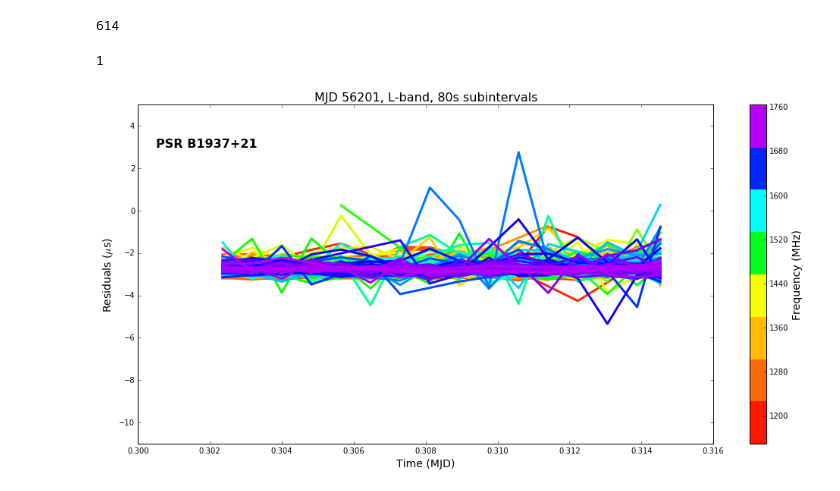
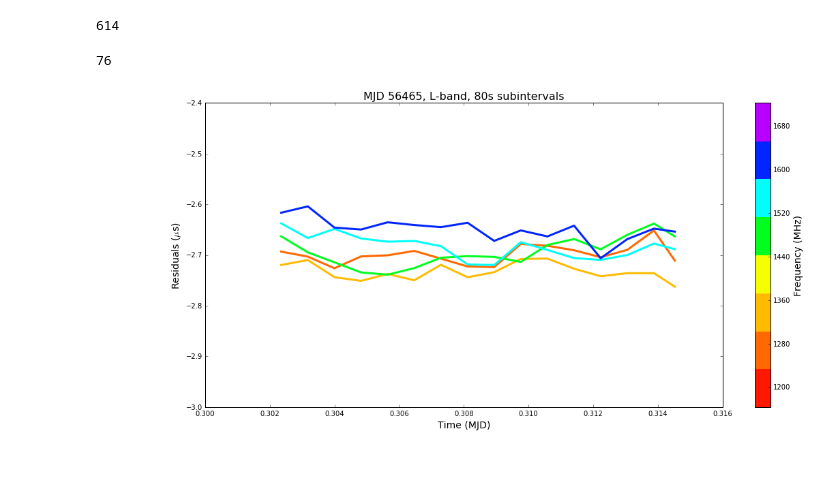
Before and after one commit to elliesch/pulsar_codes, a Jupyter notebook: ResidVsTime.ipynb, the cells around one changed output. Drawn from its saved outputs; the diff is of its cells as text; code cells hidden in the pictures.

```diff
--- a/ResidVsTime.ipynb
+++ b/ResidVsTime.ipynb
@@ -410,0 +411,22 @@ plt.show()
+# %%
+x=r.read_residuals(filename="/nimrod1/eschwab/residuals/resid_56465_NTF8.tmp")
+
+date=56465
+condition=(x.bary_TOA > 56465.3) & (x.bary_TOA < 56465.32)
+
+fig,ax = plt.subplots(figsize=(17,8))
+cax = ax.scatter(x.bary_TOA[condition] - date,
+                 micro*(x.prefit_sec[condition]),
+                 c=x.bary_freq[condition],
+                 s=20, edgecolor='#262626', linewidth='0.35', cmap=cmap)
+ax.set_title('MJD 56465, L-band, 80s subintervals', fontsize='16')
+ax.set_xlim(0.3, 0.316)
+ax.set_ylim(-3.5, -2.8)
+ax.set_xlabel('Time (MJD)', fontsize='14')
+ax.set_ylabel('Residuals (${\mu}$s)', fontsize='14')
+cb=fig.colorbar(cax)
+cb.locator = tick_locator
+cb.update_ticks()
+cb.set_label('Frequency (MHz)', fontsize='14')
+
+plt.show()
@@ -420,48 +444,48 @@ print min(x.bary_freq[condition])
 # %% [output]
 614
 # %%
-614/512
+614/8
 # %% [output]
-1
+76
 # %%
 x=r.read_residuals(filename="/nimrod1/eschwab/residuals/resid_56465_80F8.tmp")
 
 #Define the colormap
 
 interval=np.hstack([np.linspace(0.05, 0.25), np.linspace(0.35,0.9)])
 colors=plt.cm.gist_rainbow(interval)
-cmap_lines=LinearSegmentedColormap.from_list('name', colors, 512)
+cmap_lines=LinearSegmentedColormap.from_list('name', colors, 8)
 
 #setting tick numbers for the colorbar too
-tick_locator_lines = ticker.MaxNLocator(nbins=512)
+tick_locator_lines = ticker.MaxNLocator(nbins=8)
 
 date=56465
 condition=(x.bary_TOA > 56465.3) & (x.bary_TOA < 56465.32)
 
 TOA=x.bary_TOA[condition] - date
 Resid=micro*(x.prefit_sec[condition])
 Freq=x.bary_freq[condition]
 
-n = 1150
-m = 1151
+n = 1225
+m = 1300
 fig,ax = plt.subplots(figsize=(17,8))
 
 
-for i in range (0,512):
+for i in range (0,8):
     ax.plot(TOA[(Freq > n) & (Freq < m)],
                   Resid[(Freq > n) & (Freq < m)], color=cmap_lines(i), lw=3)
-    ax.set_title('MJD 56201, L-band, 80s subintervals', fontsize='16')
+    ax.set_title('MJD 56465, L-band, 80s subintervals', fontsize='16')
     ax.set_xlim(0.3, 0.316)
-    ax.set_ylim(-11, 5.0)
+    ax.set_ylim(-3, -2.4)
     ax.set_xlabel('Time (MJD)', fontsize='14')
     ax.set_ylabel('Residuals (${\mu}$s)', fontsize='14')
-    n=n+1
-    m=m+1
+    n=n+76
+    m=m+76
 ax.annotate('PSR B1937+21', xy=(0.3005,3), fontweight='bold', fontsize='16')
 cb=fig.colorbar(cax)
 cb.locator = tick_locator
 cb.update_ticks()
 cb.set_label('Frequency (MHz)', fontsize='14')
 plt.show()
 # %% [output]
-[figure, old version]
+[figure, new version]
```
Also changed, not shown: parts of 4 cells of this notebook.
